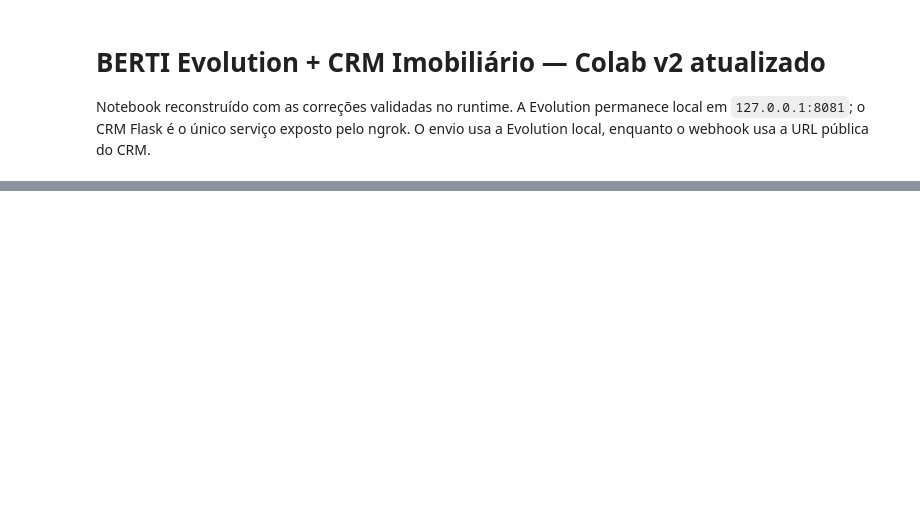
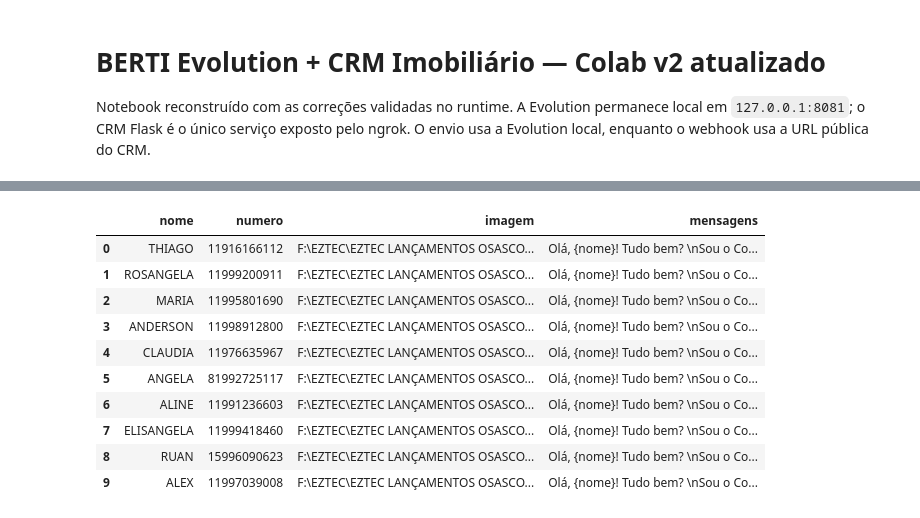
Before and after one commit to BertiThiago/crm-imobiliario-v2, a Jupyter notebook: whatsapp/colab/BERTI_Evolution_Colab_v2.ipynb, the cells around one changed output, grey strips where cells are left out. Drawn from its saved outputs; the diff is of its cells as text; code cells hidden in the pictures; blank space fills up the shorter version.

```diff
--- a/whatsapp/colab/BERTI_Evolution_Colab_v2.ipynb
+++ b/whatsapp/colab/BERTI_Evolution_Colab_v2.ipynb
@@ -99,0 +1571,11 @@ print("Redis:")
+# %%
+import subprocess
+
+print("=== PROCESSOS FLASK/PYTHON ===")
+resultado = subprocess.run(
+    ["bash", "-lc", "ps aux | grep -E 'python.*app.py|flask' | grep -v grep"],
+    capture_output=True,
+    text=True
+)
+
+print(resultado.stdout if resultado.stdout else "Nenhum processo Flask encontrado.")
@@ -1107,0 +5330,50 @@ Para uma nova jornada, use as células 1–19 para reconstruir a infraestrutura
+# %%
+# 56) Testar leitura do contatos.xlsx
+import pandas as pd
+from pathlib import Path
+
+CONTACTS_FILE = Path(
+    "/content/drive/MyDrive/BERTI_BOT/contatos/contatos.xlsx"
+)
+
+print("Arquivo:", CONTACTS_FILE)
+print("Existe:", CONTACTS_FILE.exists())
+
+if not CONTACTS_FILE.exists():
+    raise FileNotFoundError(
+        f"Planilha não encontrada: {CONTACTS_FILE}"
+    )
+
+# Ler todas as abas para diagnosticar a estrutura
+sheets = pd.read_excel(
+    CONTACTS_FILE,
+    sheet_name=None,
+    engine="openpyxl"
+)
+
+print("\n=== ABAS ===")
+for nome, df in sheets.items():
+    print(
+        f"{nome}: {len(df)} linhas | "
+        f"{len(df.columns)} colunas"
+    )
+
+# Mostrar a primeira aba
+first_sheet_name = next(iter(sheets))
+df = sheets[first_sheet_name].copy()
+
+print("\n=== ABA PRINCIPAL ===")
+print("Nome:", first_sheet_name)
+
+print("\n=== COLUNAS ===")
+print(list(df.columns))
+
+print("\n=== PRIMEIRAS LINHAS ===")
+display(df.head(10))
+
+print("\n=== TIPOS ===")
+print(df.dtypes)
+
+print("\n=== TOTAL DE LINHAS ===")
+print(len(df))
+# %% [output]
@@ -1107,0 +5393,11 @@ Para uma nova jornada, use as células 1–19 para reconstruir a infraestrutura
+|  | nome | numero | imagem | mensagens |
+| 0 | THIAGO | 11916166112 | F:\EZTEC\EZTEC LANÇAMENTOS OSASCO... | Olá, {nome}! Tudo bem? \nSou o Co... |
+| 1 | ROSANGELA | 11999200911 | F:\EZTEC\EZTEC LANÇAMENTOS OSASCO... | Olá, {nome}! Tudo bem? \nSou o Co... |
+| 2 | MARIA | 11995801690 | F:\EZTEC\EZTEC LANÇAMENTOS OSASCO... | Olá, {nome}! Tudo bem? \nSou o Co... |
+| 3 | ANDERSON | 11998912800 | F:\EZTEC\EZTEC LANÇAMENTOS OSASCO... | Olá, {nome}! Tudo bem? \nSou o Co... |
+| 4 | CLAUDIA | 11976635967 | F:\EZTEC\EZTEC LANÇAMENTOS OSASCO... | Olá, {nome}! Tudo bem? \nSou o Co... |
+| 5 | ANGELA | 81992725117 | F:\EZTEC\EZTEC LANÇAMENTOS OSASCO... | Olá, {nome}! Tudo bem? \nSou o Co... |
+| 6 | ALINE | 11991236603 | F:\EZTEC\EZTEC LANÇAMENTOS OSASCO... | Olá, {nome}! Tudo bem? \nSou o Co... |
+| 7 | ELISANGELA | 11999418460 | F:\EZTEC\EZTEC LANÇAMENTOS OSASCO... | Olá, {nome}! Tudo bem? \nSou o Co... |
+| 8 | RUAN | 15996090623 | F:\EZTEC\EZTEC LANÇAMENTOS OSASCO... | Olá, {nome}! Tudo bem? \nSou o Co... |
+| 9 | ALEX | 11997039008 | F:\EZTEC\EZTEC LANÇAMENTOS OSASCO... | Olá, {nome}! Tudo bem? \nSou o Co... |
```
Also changed, not shown: parts of 188 cells of this notebook.
